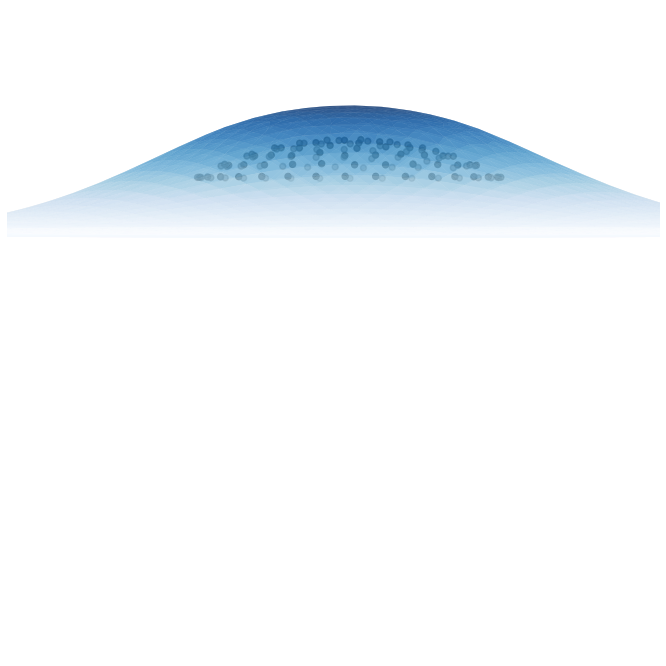
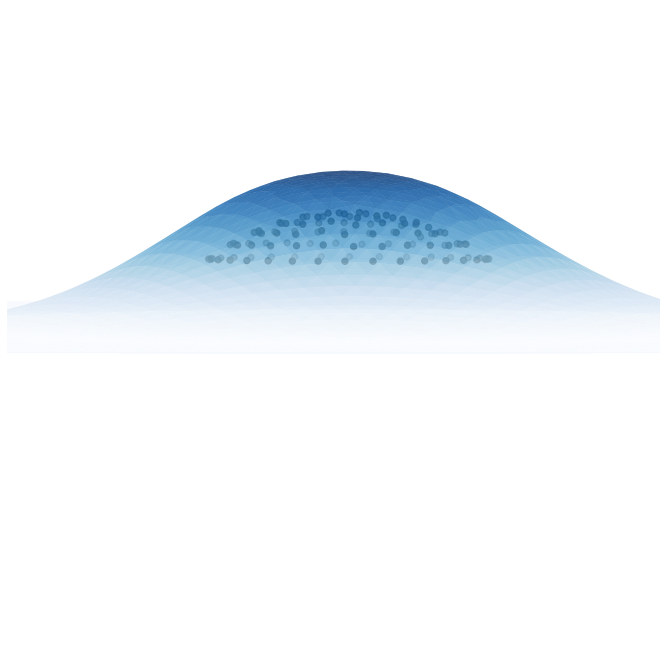
Code edit (unified diff) that turned the first committed figure into the second:
--- before
+++ after
@@ -23,4 +23,6 @@
 ax.set_ylim3d(-40.0, 40.0)
 ax.set_zlim3d(-40.0, 40.0)
+# Force equal scaling in 3D
+ax.set_box_aspect([1, 1, 1])
 ax.set_axis_off()
 if is_legend_plotted:

Commit: Add plot vertex for two examples of changed spont curv results